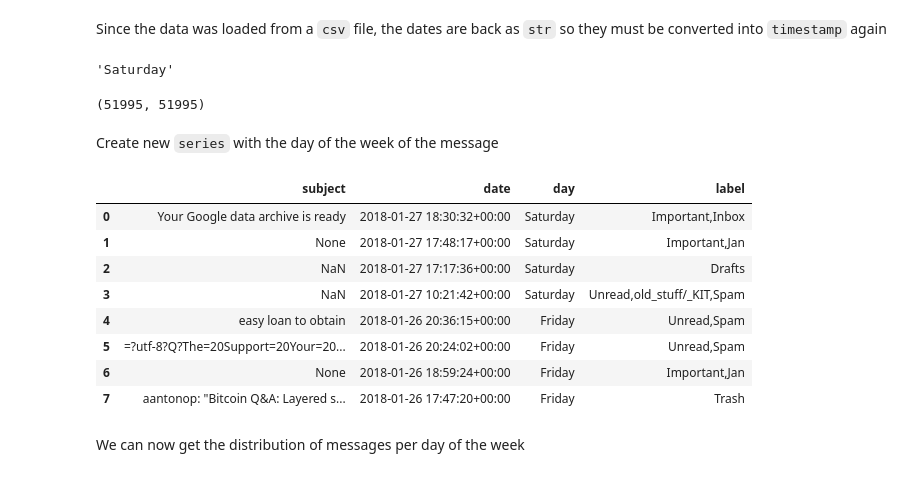
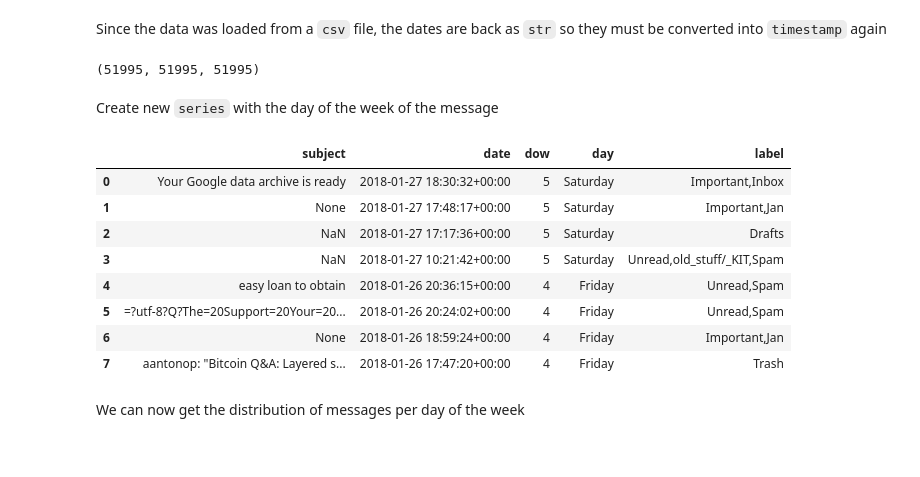
Before and after one commit to jsdiazpo/Gmail_Analysis, a Jupyter notebook: Gmail_Analysis.ipynb, the cells around one changed output. Cells and saved outputs as stored; diff of their text form; code cells hidden in the pictures.

```diff
--- a/Gmail_Analysis.ipynb
+++ b/Gmail_Analysis.ipynb
@@ -232,4 +225,0 @@ def dow(timestamp):
-# %%
-dow(df['date'][0])
-# %% [output]
-'Saturday'
@@ -236,29 +228,31 @@ dow(df['date'][0])
 # %%
-dow_tmp = []
+dow, day = [], []
 for i in range(len(df)):
     try:
-        dow_tmp.append(dow(df['date'][i]))
+        dow.append(df['date'][i].weekday())
+        day.append(days[dow[i]])
     except:
         print(i)
 # %%
-len(dow_tmp), len(df)
+len(dow), len(day), len(df)
 # %% [output]
-(51995, 51995)
+(51995, 51995, 51995)
 # %% [markdown]
 Create new `series` with the day of the week of the message
 # %%
-df['day'] = dow_tmp
-df[['subject', 'date', 'day', 'label']].head(8)
+df['dow'] = dow
+df['day'] = day
+df[['subject', 'date', 'dow', 'day', 'label']].head(8)
 # %% [output]
-|  | subject | date | day | label |
-| 0 | Your Google data archive is ready | 2018-01-27 18:30:32+00:00 | Saturday | Important,Inbox |
-| 1 | None | 2018-01-27 17:48:17+00:00 | Saturday | Important,Jan |
-| 2 | NaN | 2018-01-27 17:17:36+00:00 | Saturday | Drafts |
-| 3 | NaN | 2018-01-27 10:21:42+00:00 | Saturday | Unread,old_stuff/_KIT,Spam |
-| 4 | easy loan to obtain | 2018-01-26 20:36:15+00:00 | Friday | Unread,Spam |
-| 5 | =?utf-8?Q?The=20Support=20Your=20... | 2018-01-26 20:24:02+00:00 | Friday | Unread,Spam |
-| 6 | None | 2018-01-26 18:59:24+00:00 | Friday | Important,Jan |
-| 7 | aantonop: "Bitcoin Q&A: Layered s... | 2018-01-26 17:47:20+00:00 | Friday | Trash |
+|  | subject | date | dow | day | label |
+| 0 | Your Google data archive is ready | 2018-01-27 18:30:32+00:00 | 5 | Saturday | Important,Inbox |
+| 1 | None | 2018-01-27 17:48:17+00:00 | 5 | Saturday | Important,Jan |
+| 2 | NaN | 2018-01-27 17:17:36+00:00 | 5 | Saturday | Drafts |
+| 3 | NaN | 2018-01-27 10:21:42+00:00 | 5 | Saturday | Unread,old_stuff/_KIT,Spam |
+| 4 | easy loan to obtain | 2018-01-26 20:36:15+00:00 | 4 | Friday | Unread,Spam |
+| 5 | =?utf-8?Q?The=20Support=20Your=20... | 2018-01-26 20:24:02+00:00 | 4 | Friday | Unread,Spam |
+| 6 | None | 2018-01-26 18:59:24+00:00 | 4 | Friday | Important,Jan |
+| 7 | aantonop: "Bitcoin Q&A: Layered s... | 2018-01-26 17:47:20+00:00 | 4 | Friday | Trash |
 # %% [markdown]
 We can now get the distribution of messages per day of the week
 # %%
```
Also changed, not shown: parts of 22 cells of this notebook.
